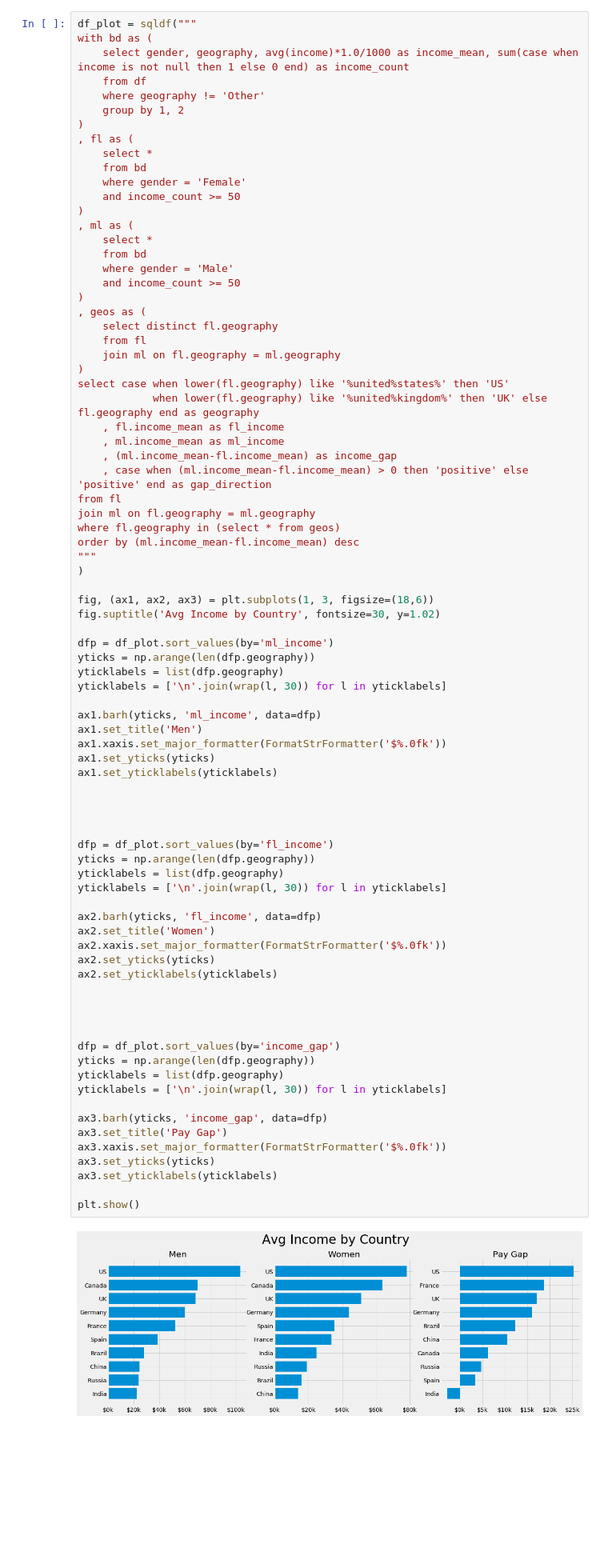
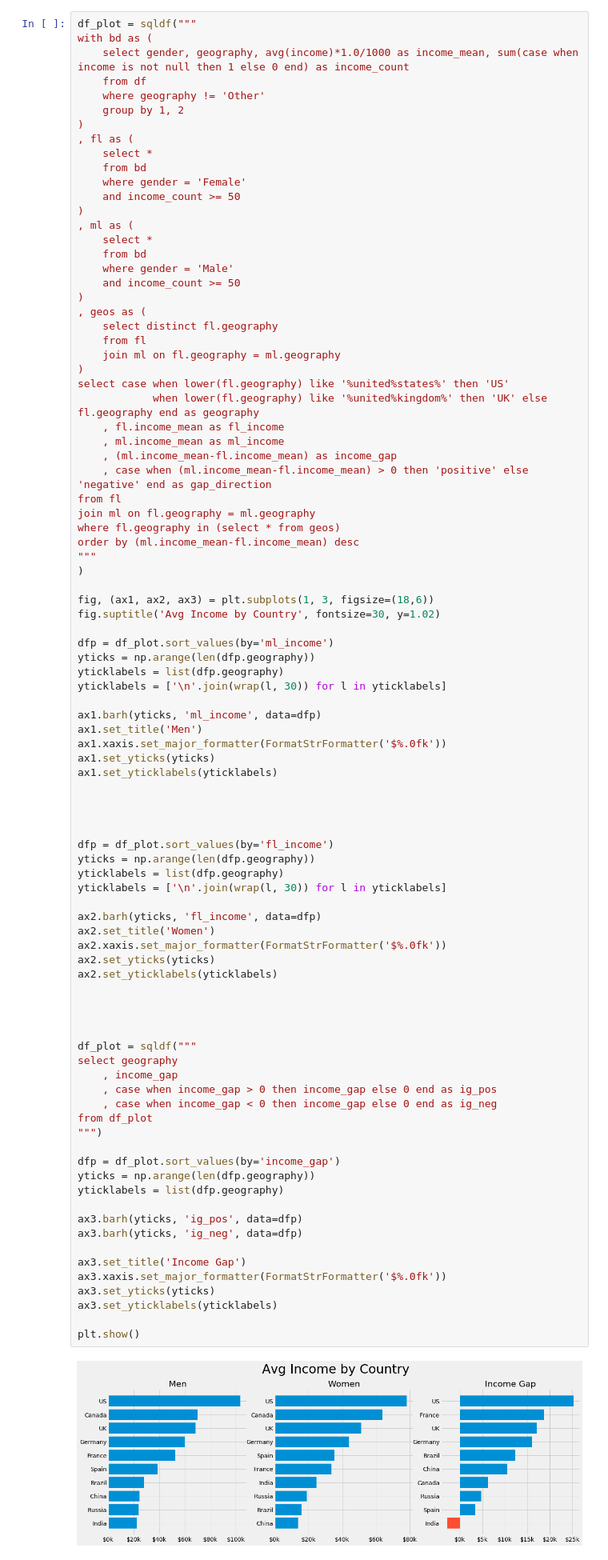
Before and after one commit to lopez-/kaggle_projects, a Jupyter notebook: 2018_survey/clean.ipynb, the cells around one changed output. Shown at 80% size. Drawn from its saved outputs; the diff is of its cells as text; blank space fills up the shorter version.

Commit message:
finished all charts

```diff
--- a/2018_survey/clean.ipynb
+++ b/2018_survey/clean.ipynb
@@ -290,7 +305,7 @@ select case when lower(fl.geography) like '%united%states%' then 'US'
     , fl.income_mean as fl_income
     , ml.income_mean as ml_income
     , (ml.income_mean-fl.income_mean) as income_gap
-    , case when (ml.income_mean-fl.income_mean) > 0 then 'positive' else 'positive' end as gap_direction
+    , case when (ml.income_mean-fl.income_mean) > 0 then 'positive' else 'negative' end as gap_direction
 from fl
 join ml on fl.geography = ml.geography
 where fl.geography in (select * from geos)
@@ -312,37 +327,46 @@ ax1.xaxis.set_major_formatter(FormatStrFormatter('$%.0fk'))
 ax1.set_yticks(yticks)
 ax1.set_yticklabels(yticklabels)
 
 
 
 
 dfp = df_plot.sort_values(by='fl_income')
 yticks = np.arange(len(dfp.geography))
 yticklabels = list(dfp.geography)
 yticklabels = ['\n'.join(wrap(l, 30)) for l in yticklabels]
 
 ax2.barh(yticks, 'fl_income', data=dfp)
 ax2.set_title('Women')
 ax2.xaxis.set_major_formatter(FormatStrFormatter('$%.0fk'))
 ax2.set_yticks(yticks)
 ax2.set_yticklabels(yticklabels)
 
 
 
 
+df_plot = sqldf("""
+select geography
+    , income_gap
+    , case when income_gap > 0 then income_gap else 0 end as ig_pos
+    , case when income_gap < 0 then income_gap else 0 end as ig_neg
+from df_plot
+""")
+
 dfp = df_plot.sort_values(by='income_gap')
 yticks = np.arange(len(dfp.geography))
 yticklabels = list(dfp.geography)
-yticklabels = ['\n'.join(wrap(l, 30)) for l in yticklabels]
 
-ax3.barh(yticks, 'income_gap', data=dfp)
-ax3.set_title('Pay Gap')
+ax3.barh(yticks, 'ig_pos', data=dfp)
+ax3.barh(yticks, 'ig_neg', data=dfp)
+
+ax3.set_title('Income Gap')
 ax3.xaxis.set_major_formatter(FormatStrFormatter('$%.0fk'))
 ax3.set_yticks(yticks)
 ax3.set_yticklabels(yticklabels)
 
 plt.show()
 # %% [output]
-[figure, old version]
+[figure, new version]
 # %%
 df_plot = sqldf("""
 select gender, current_role_xp as experience, 'current_role_xp' as dimension, avg(income)*1.0/1000 as income_mean,  count(*) as population
```
Also changed, not shown: parts of 4 cells of this notebook.
